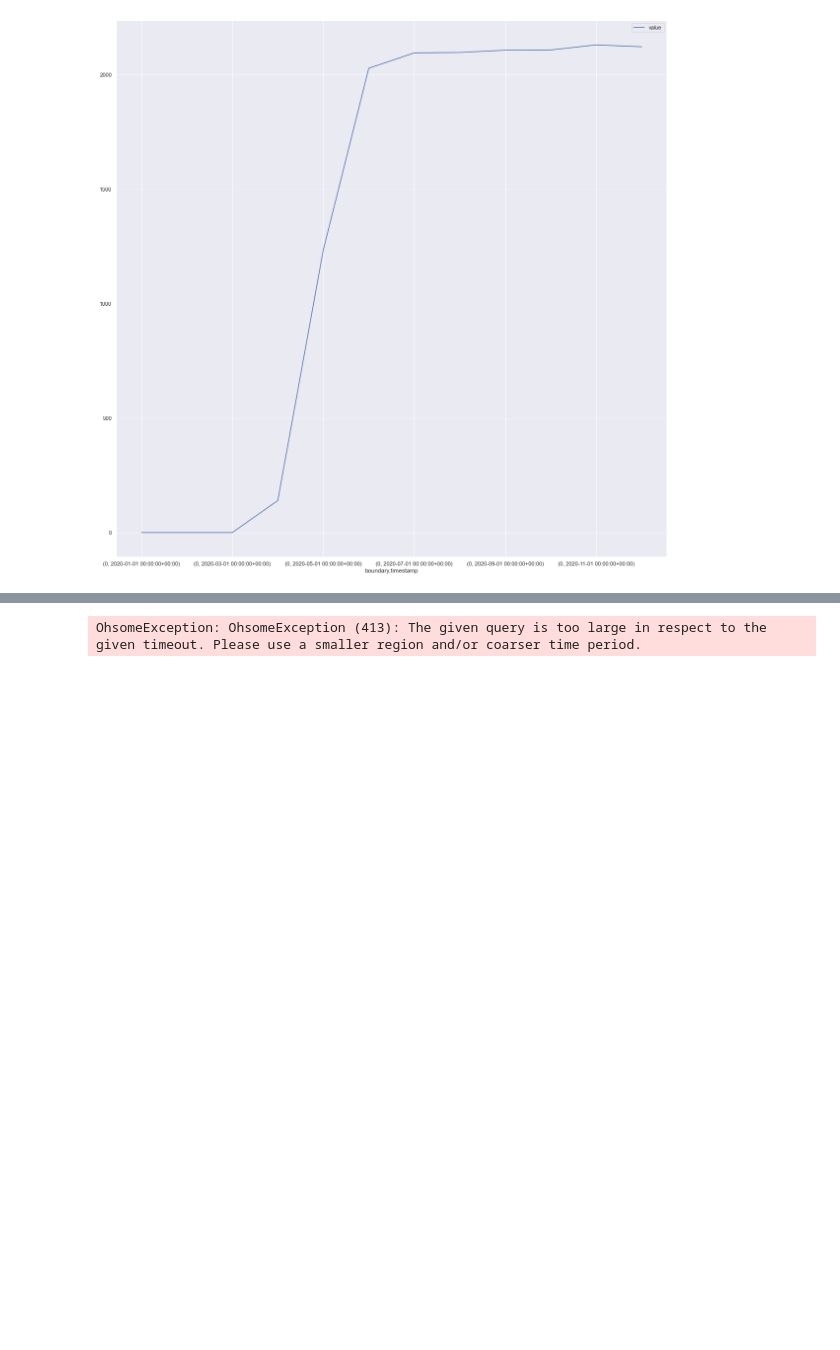
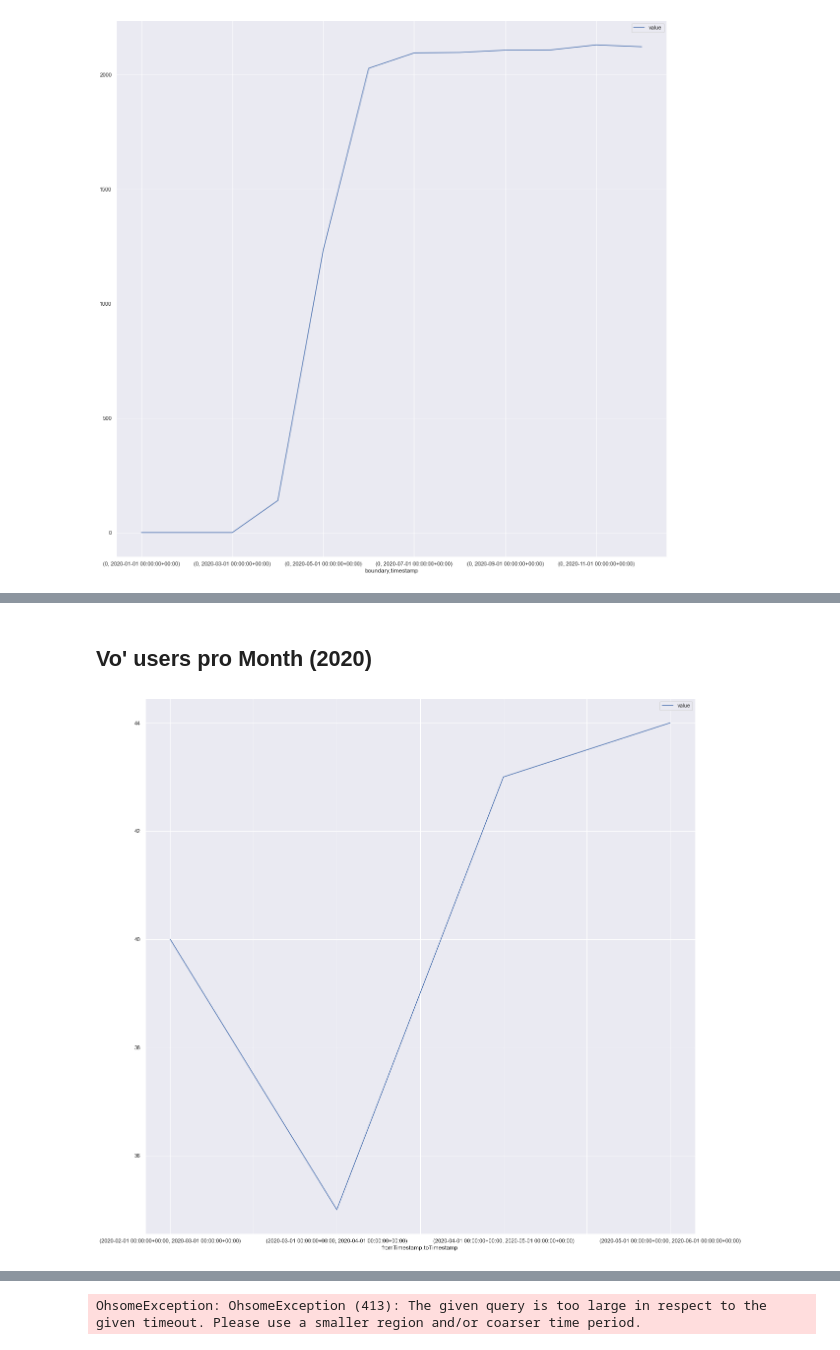
Before and after one commit to napo/osm_covid19_italy, a Jupyter notebook: osm_covid19_italy_analysis.ipynb, the cells around one changed output, grey strips where cells are left out. Cells and saved outputs as stored; diff of their text form; code cells hidden in the pictures; blank space fills up the shorter version.

```diff
--- a/osm_covid19_italy_analysis.ipynb
+++ b/osm_covid19_italy_analysis.ipynb
@@ -127,0 +127,11 @@ total_users_codogno.as_dataframe().to_csv("total_users.codogno.csv")
+# %% [markdown]
+## Vo' users pro Month (2020)
+# %%
+bboxes = vo
+time = "2020-02-01/2020-06-30/P1M"
+total_users_vo = client.post(bboxes=bboxes, time=time,endpoint="/users/count") #,timeout=450)
+# %%
+total_users_vo.as_dataframe().plot(figsize=(20,20))
+plt.show()
+# %% [output]
+[figure, added]
```
Also changed, not shown: parts of 24 cells of this notebook.
